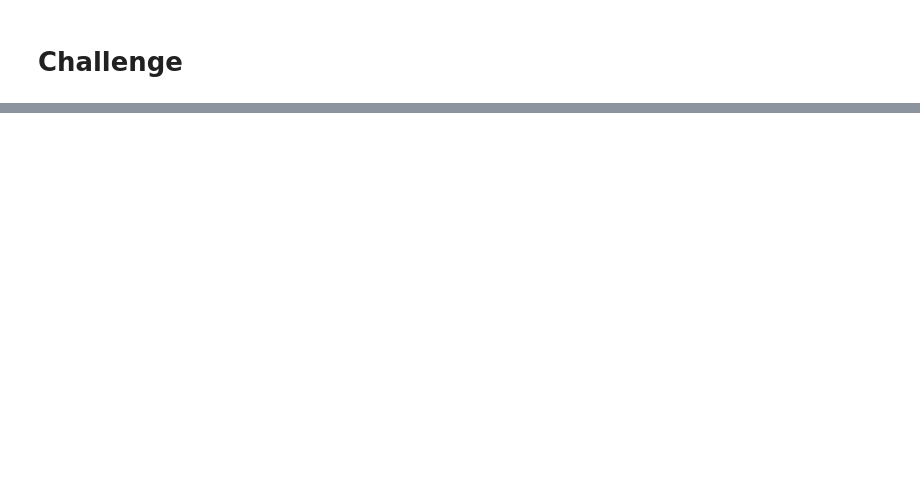
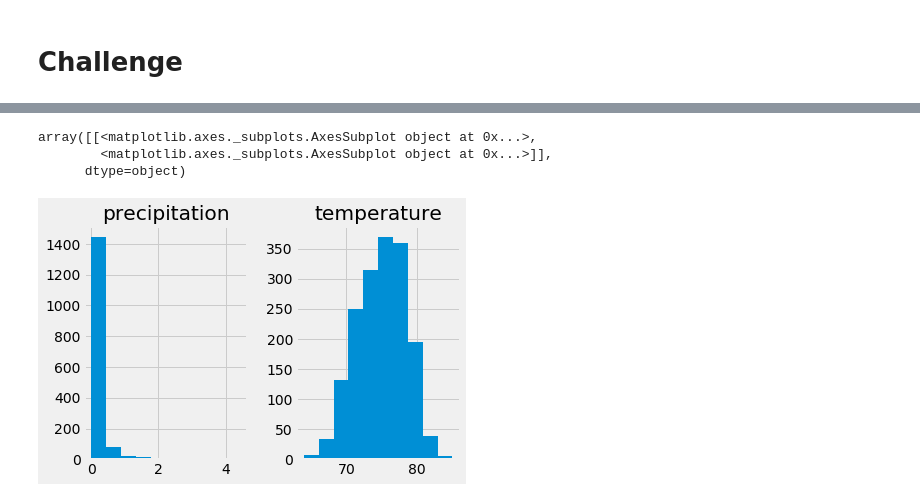
Before and after one commit to damiencorr/surfs_up, a Jupyter notebook: climate_analysis.ipynb, the cells around one changed output, grey strips where cells are left out. Saved outputs shown, nothing was run; the diff lists cells and outputs as text; code cells hidden in the pictures; blank space fills up the shorter version.

Commit message:
Key stats data for months of June & December

```diff
--- a/climate_analysis.ipynb
+++ b/climate_analysis.ipynb
@@ -138,0 +202,16 @@ df.plot.hist(bins=12)
+# %%
+# Design a query to retrieve the available precipitation and temperature data
+# Get all the data points available in the database
+
+results = []
+results = session.query(Measurement.date, Measurement.prcp, Measurement.tobs)
+#print(results.all())
+
+# Save the query results as a Pandas DataFrame and set the index to the date column
+df = pd.DataFrame(results, columns=['date','precipitation','temperature'])
+
+# Sort the dataframe by date
+df.set_index(df['date'], inplace=True)
+df = df.sort_index()
+#print(df.to_string(index=False))
+df
@@ -138,0 +235,6 @@ df.plot.hist(bins=12)
+# %%
+# Separate out the July & December data respectively, creating dataframes for each month across all the available years and weather stations.
+jul_data = df.loc[(pd.to_datetime(df['date']).dt.month == 6)]
+dec_data = df.loc[(pd.to_datetime(df['date']).dt.month == 12)]
+jul_data
+dec_data
@@ -138,0 +271,9 @@ df.plot.hist(bins=12)
+# %%
+# Create a histogram to show for JUNE the count and number of each precipitation and temperature measurement
+# OBSERVATION: It is readily apparent the majoprity of days in June enjoy no rainfall, across all the available weather stations and years.
+jul_data.hist()
+# %% [output]
+array([[<matplotlib.axes._subplots.AxesSubplot object at 0x...>,
+        <matplotlib.axes._subplots.AxesSubplot object at 0x...>]],
+      dtype=object)
+[figure, added]
```
Also changed, not shown: parts of 22 cells of this notebook, 1 other file.
